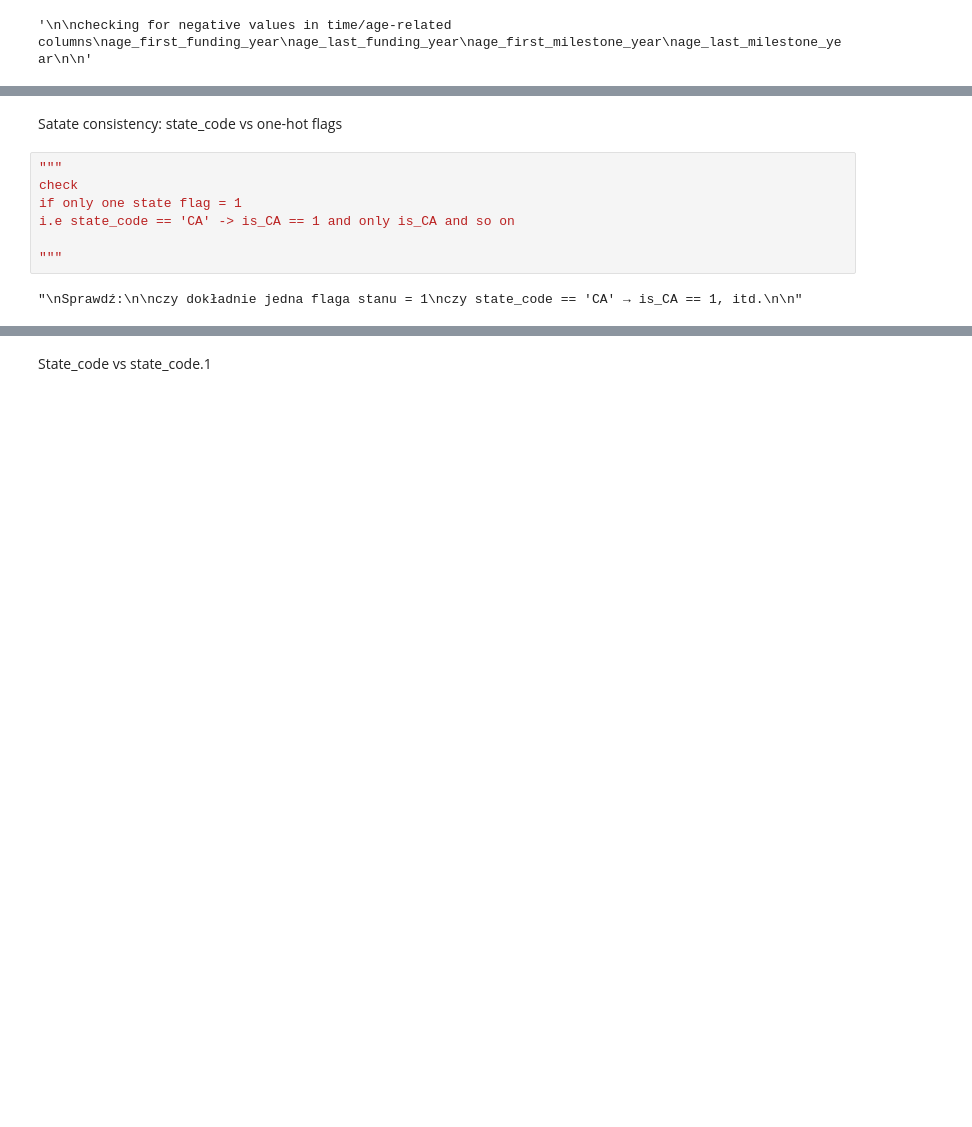
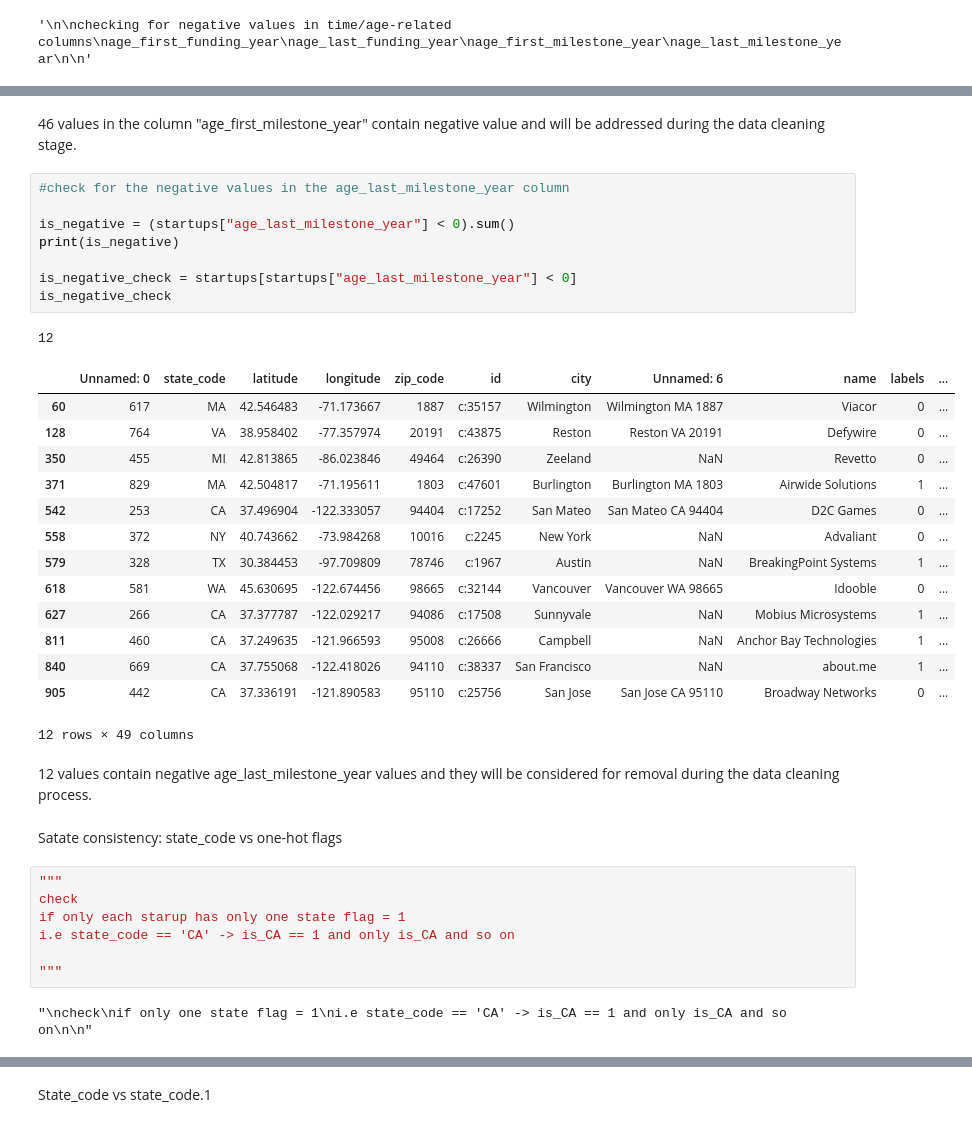
Before and after one commit to liladqa/riskvector, a Jupyter notebook: 01_EDA_on_raw_data.ipynb, the cells around one changed output, grey strips where cells are left out. Saved outputs shown, nothing was run; the diff lists cells and outputs as text; blank space fills up the shorter version.

```diff
--- a/01_EDA_on_raw_data.ipynb
+++ b/01_EDA_on_raw_data.ipynb
@@ -278,11 +417,39 @@ age_last_milestone_year
+# %% [markdown]
+46 values in the column "age_first_milestone_year" contain negative value and will be addressed during the data cleaning stage.
+# %%
+#check for the negative values in the age_last_milestone_year column
+
+is_negative = (startups["age_last_milestone_year"] < 0).sum()
+print(is_negative)
+
+is_negative_check = startups[startups["age_last_milestone_year"] < 0]
+is_negative_check
+# %% [output]
+12
+|  | Unnamed: 0 | state_code | latitude | longitude | zip_code | id | city | Unnamed: 6 | name | labels | ... |
+| 60 | 617 | MA | 42.546483 | -71.173667 | 1887 | c:35157 | Wilmington | Wilmington MA 1887 | Viacor | 0 | ... |
+| 128 | 764 | VA | 38.958402 | -77.357974 | 20191 | c:43875 | Reston | Reston VA 20191 | Defywire | 0 | ... |
+| 350 | 455 | MI | 42.813865 | -86.023846 | 49464 | c:26390 | Zeeland | NaN | Revetto | 0 | ... |
+| 371 | 829 | MA | 42.504817 | -71.195611 | 1803 | c:47601 | Burlington | Burlington MA 1803 | Airwide Solutions | 1 | ... |
+| 542 | 253 | CA | 37.496904 | -122.333057 | 94404 | c:17252 | San Mateo | San Mateo CA 94404 | D2C Games | 0 | ... |
+| 558 | 372 | NY | 40.743662 | -73.984268 | 10016 | c:2245 | New York | NaN | Advaliant | 0 | ... |
+| 579 | 328 | TX | 30.384453 | -97.709809 | 78746 | c:1967 | Austin | NaN | BreakingPoint Systems | 1 | ... |
+| 618 | 581 | WA | 45.630695 | -122.674456 | 98665 | c:32144 | Vancouver | Vancouver WA 98665 | Idooble | 0 | ... |
+| 627 | 266 | CA | 37.377787 | -122.029217 | 94086 | c:17508 | Sunnyvale | NaN | Mobius Microsystems | 1 | ... |
+| 811 | 460 | CA | 37.249635 | -121.966593 | 95008 | c:26666 | Campbell | NaN | Anchor Bay Technologies | 1 | ... |
+| 840 | 669 | CA | 37.755068 | -122.418026 | 94110 | c:38337 | San Francisco | NaN | about.me | 1 | ... |
+| 905 | 442 | CA | 37.336191 | -121.890583 | 95110 | c:25756 | San Jose | San Jose CA 95110 | Broadway Networks | 0 | ... |
+12 rows × 49 columns
+# %% [markdown]
+12 values contain negative age_last_milestone_year values and they will be considered for removal during the data cleaning process.
 # %% [markdown]
 Satate consistency: state_code vs one-hot flags
 # %%
 """
 check
-if only one state flag = 1
+if only each starup has only one state flag = 1
 i.e state_code == 'CA' -> is_CA == 1 and only is_CA and so on
 
 """
 # %% [output]
-"\nSprawdź:\n\nczy dokładnie jedna flaga stanu = 1\nczy state_code == 'CA' → is_CA == 1, itd.\n\n"
+"\ncheck\nif only one state flag = 1\ni.e state_code == 'CA' -> is_CA == 1 and only is_CA and so on\n\n"
```
Also changed, not shown: parts of 16 cells of this notebook.
